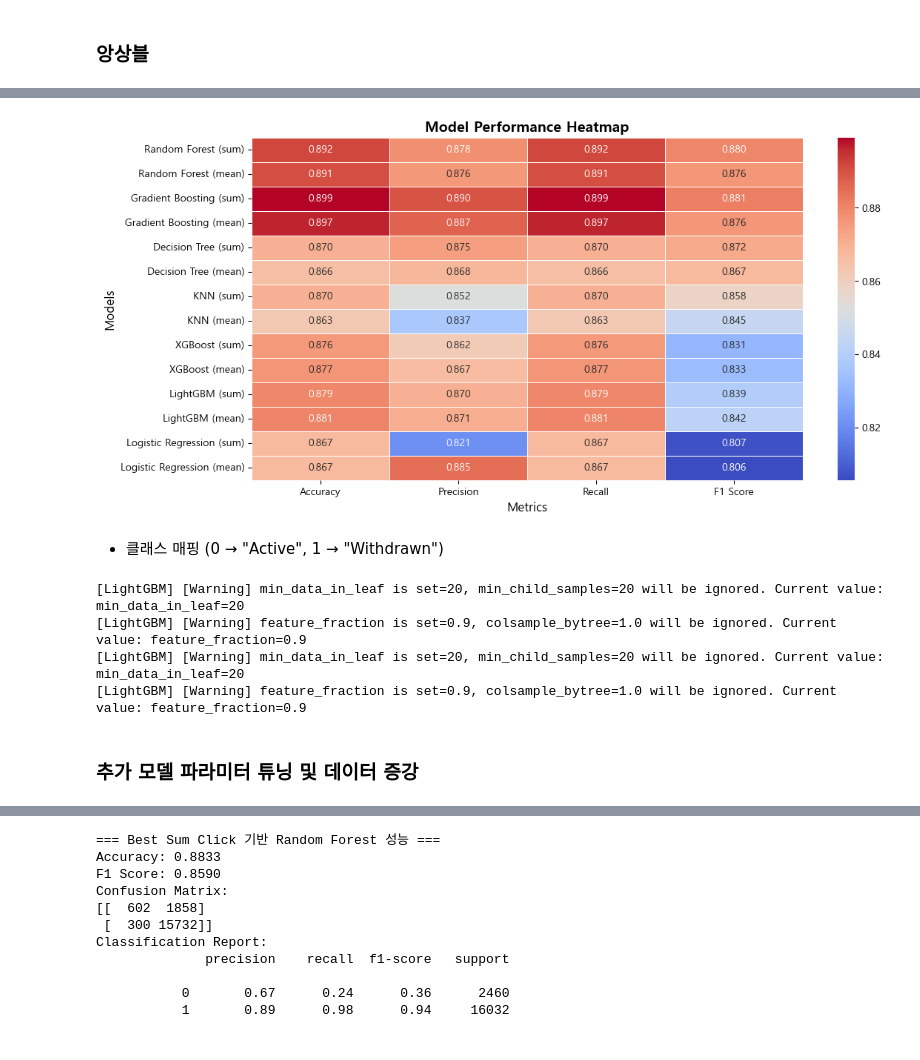
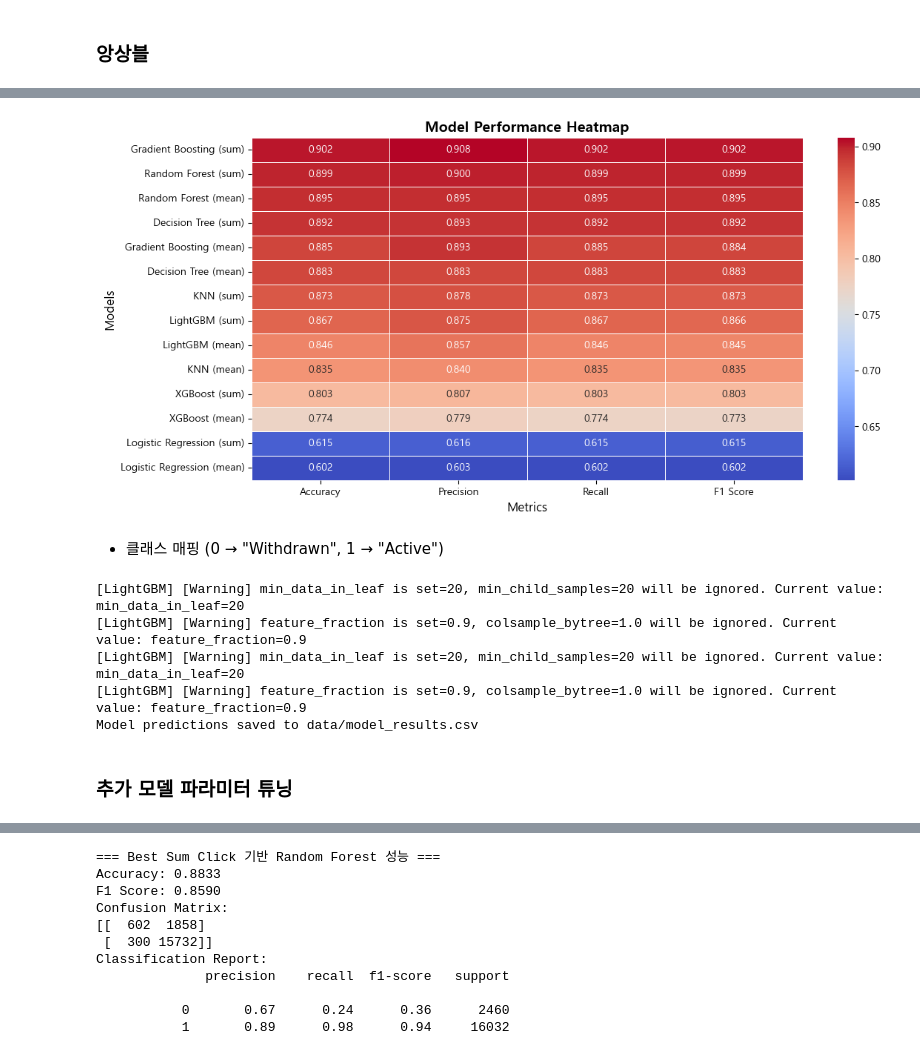
Before and after one commit to SKNETWORKS-FAMILY-AICAMP/SKN09-2nd-1Team, a Jupyter notebook: student_attrition_prediction.ipynb, the cells around one changed output, grey strips where cells are left out. Saved outputs shown, nothing was run; the diff lists cells and outputs as text; code cells hidden in the pictures.

```diff
--- a/student_attrition_prediction.ipynb
+++ b/student_attrition_prediction.ipynb
@@ -348,6 +348,7 @@ final_merged_data.to_csv('./data/final_merge_data', index=False)
 ### 학습 데이터
 # %%
 from sklearn.model_selection import train_test_split
+from imblearn.over_sampling import SMOTE
 
 sum_clicked_features = ['highest_education', 'imd_band', 'log_sum_click', 'log_studied_credits', 'scaled_score']
 mean_clicked_features = ['highest_education', 'imd_band', 'log_mean_click', 'log_studied_credits', 'scaled_score']
@@ -356,8 +357,13 @@ sum_x = final_merged_data[sum_clicked_features]
 mean_x = final_merged_data[mean_clicked_features]
 y = final_merged_data['final_result']
 
-sum_x_train, sum_x_test, y_train, y_test = train_test_split(sum_x, y, test_size=0.1, random_state=42, stratify=y)
-mean_x_train, mean_x_test, y_train, y_test = train_test_split(mean_x, y, test_size=0.1, random_state=42, stratify=y)
+smote = SMOTE(sampling_strategy='auto', random_state=42)
+
+sum_x_resampled, y_resampled = smote.fit_resample(sum_x, y)
+mean_x_resampled, y_resampled = smote.fit_resample(mean_x, y)
+
+sum_x_train, sum_x_test, y_train, y_test = train_test_split(sum_x_resampled, y_resampled, test_size=0.1, random_state=42, stratify=y_resampled)
+mean_x_train, mean_x_test, y_train, y_test = train_test_split(mean_x_resampled, y_resampled, test_size=0.1, random_state=42, stratify=y_resampled)
 # %% [markdown]
 ### 모델 학습
 # %%
@@ -661,14 +665,8 @@ Recall : 0.8671317326411421
 # %%
 from sklearn.ensemble import GradientBoostingClassifier
 from sklearn.ensemble import StackingClassifier
-from sklearn.linear_model import LogisticRegression
-from sklearn.tree import DecisionTreeClassifier
 from sklearn.ensemble import RandomForestClassifier
-from sklearn.neighbors import KNeighborsClassifier
-from xgboost import XGBClassifier
-from lightgbm import LGBMClassifier
 
-# 개별 모델 정의
 rf_model = RandomForestClassifier(random_state=42, n_estimators=124, max_depth=30,
                                   min_samples_split=11, min_samples_leaf=1,
                                   max_features=None, criterion='entropy')
@@ -690,7 +688,6 @@ lgbm_model = LGBMClassifier(num_leaves=40, n_estimators=200, min_data_in_leaf=20
 
 lr_model = LogisticRegression(random_state=42, max_iter=1000, C=0.01, solver='liblinear')
 
-# Stacking을 위한 모델 리스트
 base_learners = [
     ('rf', rf_model),
     ('gbm', gbm_model),
@@ -701,20 +698,19 @@ base_learners = [
     ('lr', lr_model)
 ]
 
-# 최종 메타 모델로 XGBoost 사용
 meta_model = XGBClassifier(eval_metric='mlogloss', use_label_encoder=False, random_state=42)
-
-# Stacking Classifier 정의
 stacking_clf = StackingClassifier(estimators=base_learners, final_estimator=meta_model, passthrough=True)
 
-# 모델 학습
-stacking_clf.fit(sum_x_train, y_train)
+sum_stacking_clf = stacking_clf.fit(sum_x_train, y_train)
+sum_y_pred = sum_stacking_clf.predict(sum_x_test)
+sum_reuslt = evaluate_clf(y_test, sum_y_pred)
 
-# 예측
-y_pred = stacking_clf.predict(sum_x_test)
+mean_stacking_clf = stacking_clf.fit(mean_x_train, y_train)
+mean_y_pred = sum_stacking_clf.predict(mean_x_test)
+mean_reuslt = evaluate_clf(y_test, mean_y_pred)
 
-# 평가
-evaluate_clf(y_test, y_pred)
+print(sum_reuslt)
+print(mean_reuslt)
 # %% [output]
 Parameters: { "use_label_encoder" } are not used.
 
@@ -852,22 +959,27 @@ NotFittedError: need to call fit or load_model beforehand
 # %%
 metrics_df_numeric = metrics_df.set_index("Model").astype(float)
 
+metrics_df_numeric_sorted = metrics_df_numeric.sort_values(by="F1 Score", ascending=False)
+
 plt.figure(figsize=(12, 6))
-sns.heatmap(metrics_df_numeric, annot=True, fmt=".3f", cmap="coolwarm", linewidths=0.5, cbar=True)
+sns.heatmap(metrics_df_numeric_sorted, annot=True, fmt=".3f", cmap="coolwarm", linewidths=0.5, cbar=True)
 
 plt.title("Model Performance Heatmap", fontsize=14, fontweight='bold')
 plt.xlabel("Metrics", fontsize=12)
 plt.ylabel("Models", fontsize=12)
 
 plt.show()
 # %% [output]
-[figure, old version]
+[figure, new version]
 # %% [markdown]
-- 클래스 매핑 (0 → "Active", 1 → "Withdrawn")
+- 클래스 매핑 (0 → "Withdrawn", 1 → "Active")
 # %%
-label_mapping = {0: "Active", 1: "Withdrawn"}
+import pandas as pd
 
-test_results = []
+sum_x_test = sum_x_test.loc[y_test.index]
+mean_x_test = mean_x_test.loc[y_test.index]
+
+label_mapping = {0: "Withdrawn", 1: "Active"}
 
 models_predictions = [
     ("Random Forest (sum)", rf_model_1.predict(sum_x_test)),
@@ -886,11 +998,13 @@ models_predictions = [
     ("Logistic Regression (mean)", LR2.predict(mean_x_test))
 ]
 
-student_ids = final_merged_data.loc[y_test.index, 'id_student']
+common_indices = y_test.index.intersection(final_merged_data.index)
+
+student_ids = final_merged_data.loc[common_indices, 'id_student']
 
 test_results_df = pd.DataFrame({
     "Student_ID": student_ids,
-    "Actual": y_test.map(label_mapping)
+    "Actual": y_test.loc[common_indices].map(label_mapping)
 })
 
 for model_name, y_pred in models_predictions:
@@ -898,13 +1012,16 @@ for model_name, y_pred in models_predictions:
 
 csv_path = "data/model_results.csv"
 test_results_df.to_csv(csv_path, index=False)
+
+print(f"Model predictions saved to {csv_path}")
 # %% [output]
 [LightGBM] [Warning] min_data_in_leaf is set=20, min_child_samples=20 will be ignored. Current value: min_data_in_leaf=20
 [LightGBM] [Warning] feature_fraction is set=0.9, colsample_bytree=1.0 will be ignored. Current value: feature_fraction=0.9
 [LightGBM] [Warning] min_data_in_leaf is set=20, min_child_samples=20 will be ignored. Current value: min_data_in_leaf=20
 [LightGBM] [Warning] feature_fraction is set=0.9, colsample_bytree=1.0 will be ignored. Current value: feature_fraction=0.9
+Model predictions saved to data/model_results.csv
 # %% [markdown]
-### 추가 모델 파라미터 튜닝 및 데이터 증강
+### 추가 모델 파라미터 튜닝
 # %%
 best_sum_params = {
     'subsample': 0.9,
```
Also changed, not shown: parts of 23 cells of this notebook.
